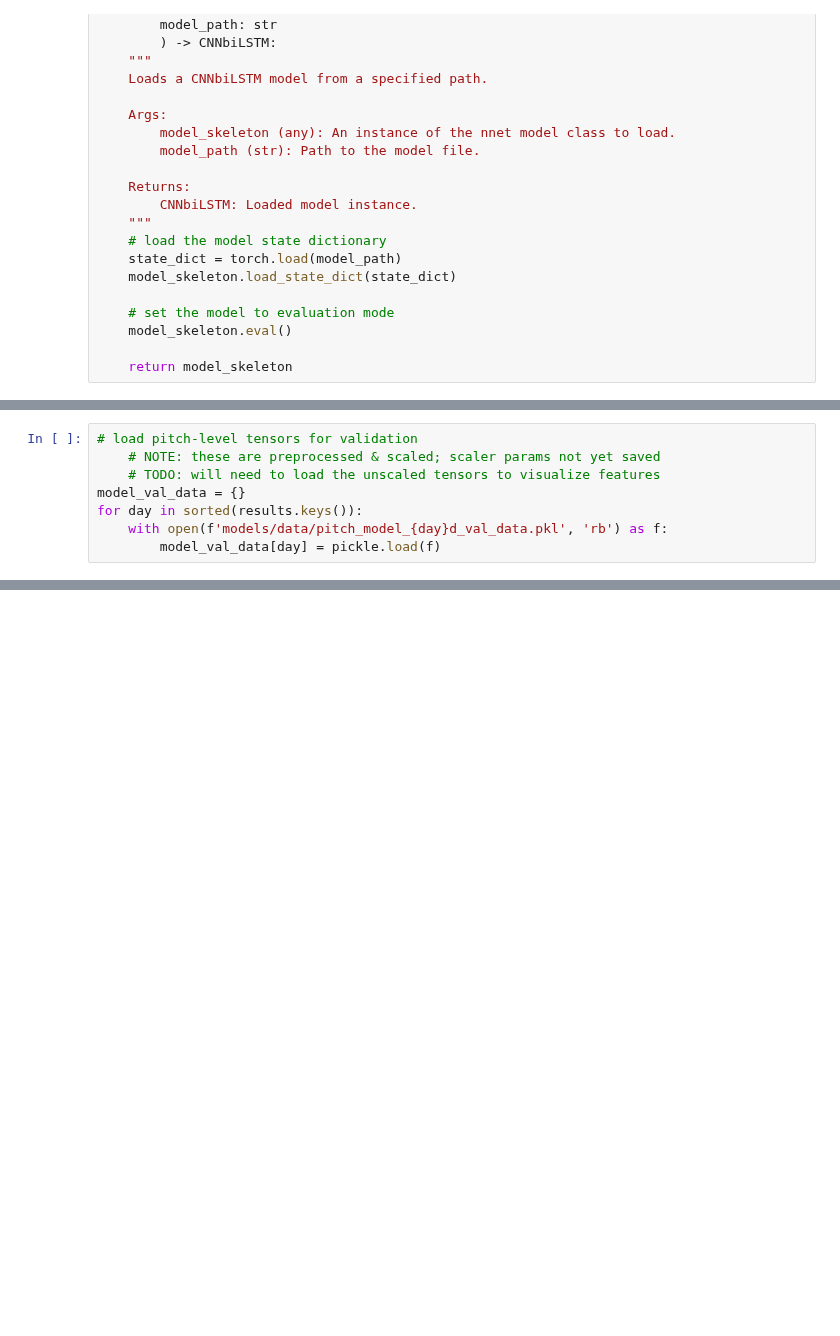
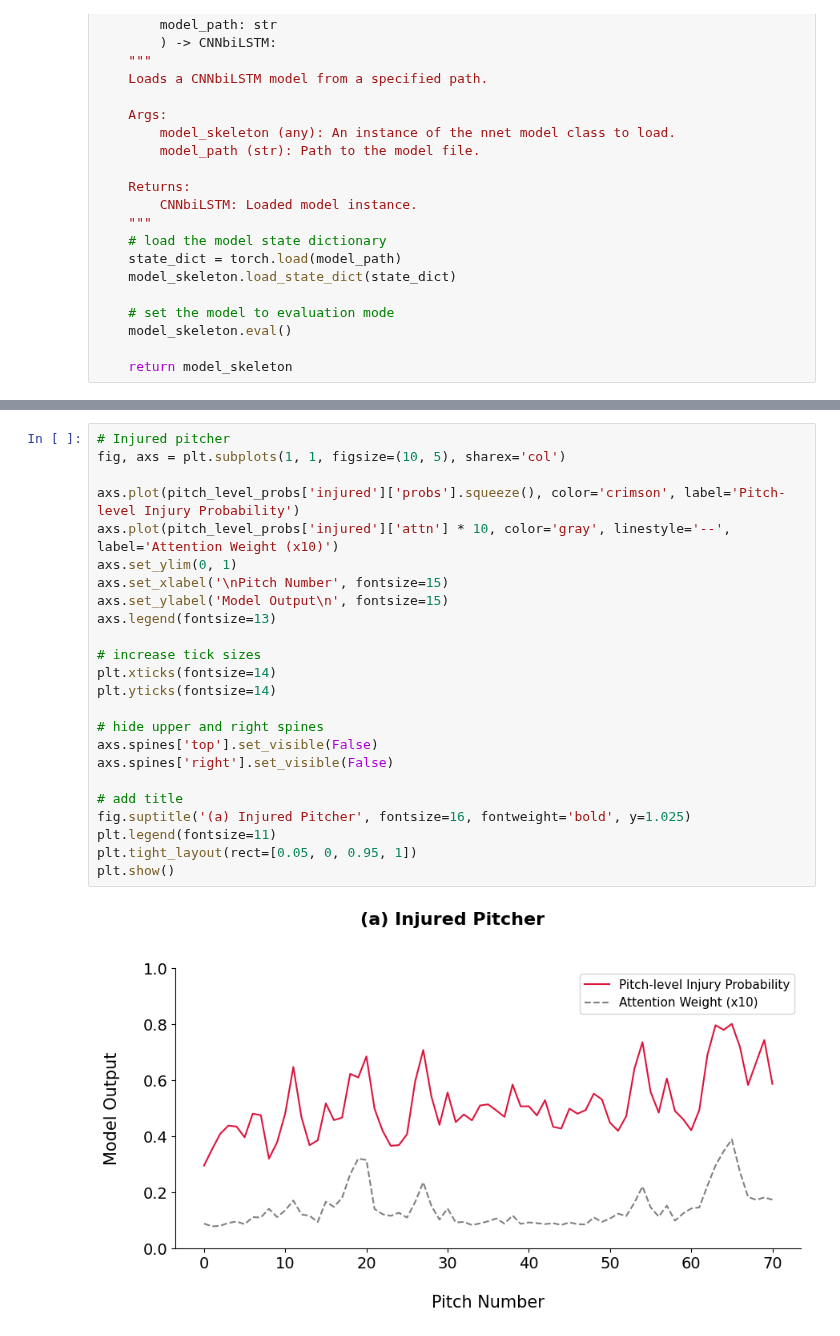
Before and after one commit to humanrithm/pitch-ml, a Jupyter notebook: dev/epi/clinical_model_evaluation.ipynb, the cells around one changed output, grey strips where cells are left out. Saved outputs shown, nothing was run; the diff lists cells and outputs as text; blank space fills up the shorter version.

```diff
--- a/dev/epi/clinical_model_evaluation.ipynb
+++ b/dev/epi/clinical_model_evaluation.ipynb
@@ -118,8 +41,0 @@ for day in sorted(results.keys()):
-# %%
-# load pitch-level tensors for validation
-    # NOTE: these are preprocessed & scaled; scaler params not yet saved
-    # TODO: will need to load the unscaled tensors to visualize features
-model_val_data = {}
-for day in sorted(results.keys()):
-    with open(f'models/data/pitch_model_{day}d_val_data.pkl', 'rb') as f:
-        model_val_data[day] = pickle.load(f)
@@ -165,0 +248,26 @@ tensor([ 0.0000e+00,  6.0000e+00,  2.2000e+01,  8.7698e-02,  8.7698e-02,
+# %%
+# Injured pitcher
+fig, axs = plt.subplots(1, 1, figsize=(10, 5), sharex='col')
+
+axs.plot(pitch_level_probs['injured']['probs'].squeeze(), color='crimson', label='Pitch-level Injury Probability')
+axs.plot(pitch_level_probs['injured']['attn'] * 10, color='gray', linestyle='--', label='Attention Weight (x10)')
+axs.set_ylim(0, 1)
+axs.set_xlabel('\nPitch Number', fontsize=15)
+axs.set_ylabel('Model Output\n', fontsize=15)
+axs.legend(fontsize=13)
+
+# increase tick sizes
+plt.xticks(fontsize=14)
+plt.yticks(fontsize=14)
+
+# hide upper and right spines
+axs.spines['top'].set_visible(False)
+axs.spines['right'].set_visible(False)
+
+# add title
+fig.suptitle('(a) Injured Pitcher', fontsize=16, fontweight='bold', y=1.025)
+plt.legend(fontsize=11)
+plt.tight_layout(rect=[0.05, 0, 0.95, 1])
+plt.show()
+# %% [output]
+[figure, added]
```
Also changed, not shown: parts of 44 cells of this notebook.
